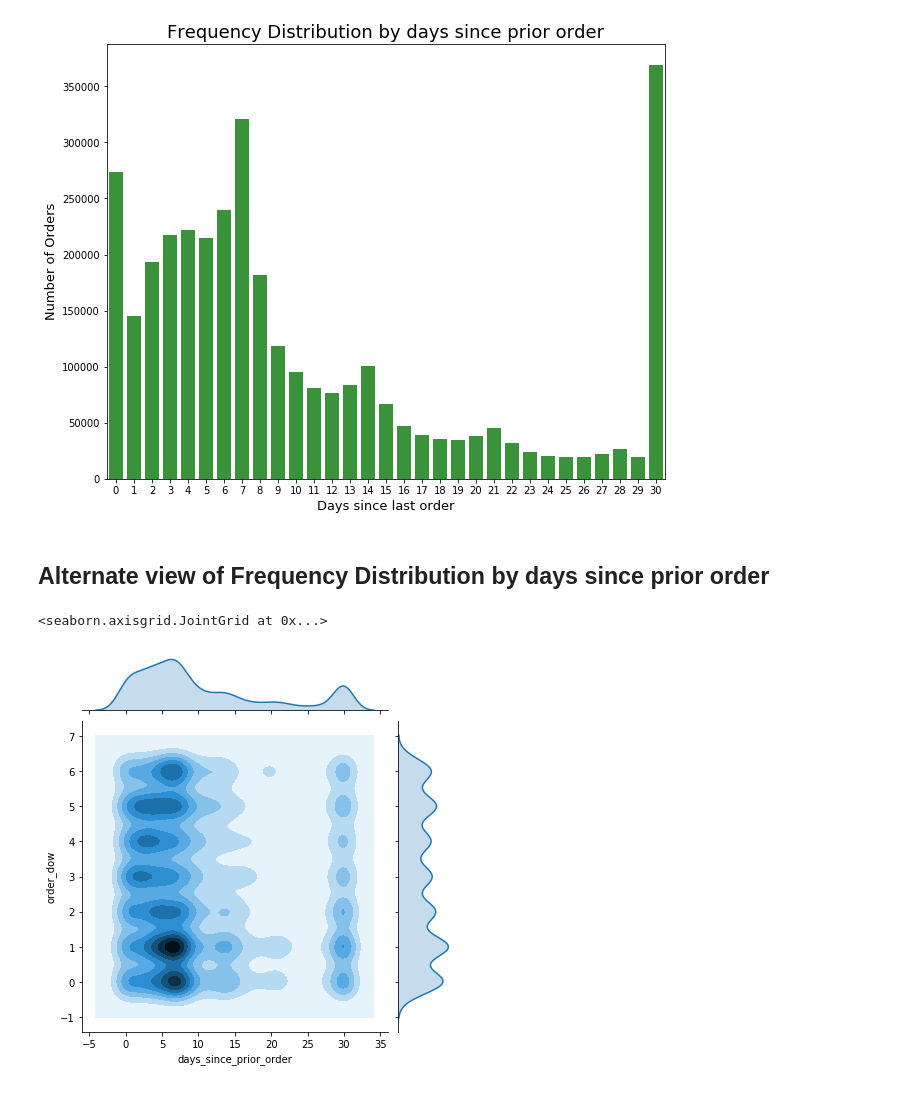
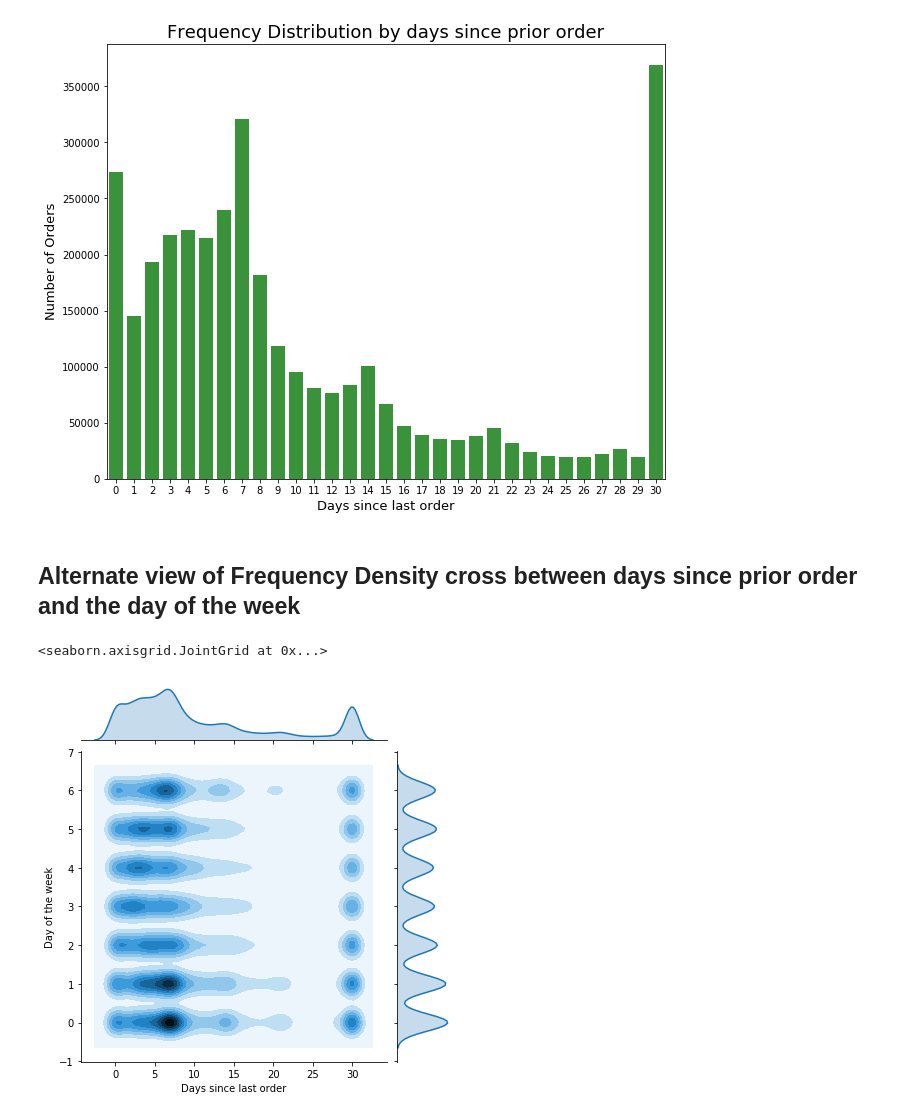
Before and after one commit to SamSamhuns/instacart_market_basket_analysis, a Jupyter notebook: instacart_data_analysis.ipynb, the cells around one changed output. Cells and saved outputs as stored; diff of their text form; code cells hidden in the pictures.

```diff
--- a/instacart_data_analysis.ipynb
+++ b/instacart_data_analysis.ipynb
@@ -203,7 +236,7 @@ hist_count_plots(orders, "order_dow", "Frequency of Orders by Days of the Week",
 ## Continuous bivariate density of orders between day of the week and hour of the day
 # %%
 # using a small sample for kernel density axes
-smallset = orders[0:10000]
+smallset = orders[0:100000]
 
 f, ax = plt.subplots(figsize=(6, 6))
 cmap = sns.cubehelix_palette(as_cmap=True, dark=0, light=1, reverse=True)
@@ -224,9 +269,10 @@ hist_count_plots(prior_order, "days_since_prior_order", "Frequency Distribution
 # %% [output]
 [figure]
 # %% [markdown]
-## Alternate view of Frequency Distribution by days since prior order
+## Alternate view of Frequency Density cross between days since prior order and the day of the week
 # %%
-sns.jointplot(smallset.days_since_prior_order, smallset.order_, data=smallset, kind="kde")
+kde3 = sns.jointplot(smallset.days_since_prior_order, smallset.order_dow, data=smallset, kind="kde")
+kde3.set_axis_labels("Days since last order", "Day of the week")
 # %% [output]
 <seaborn.axisgrid.JointGrid at 0x...>
-[figure, old version]
+[figure, new version]
```
Also changed, not shown: parts of 15 cells of this notebook.
